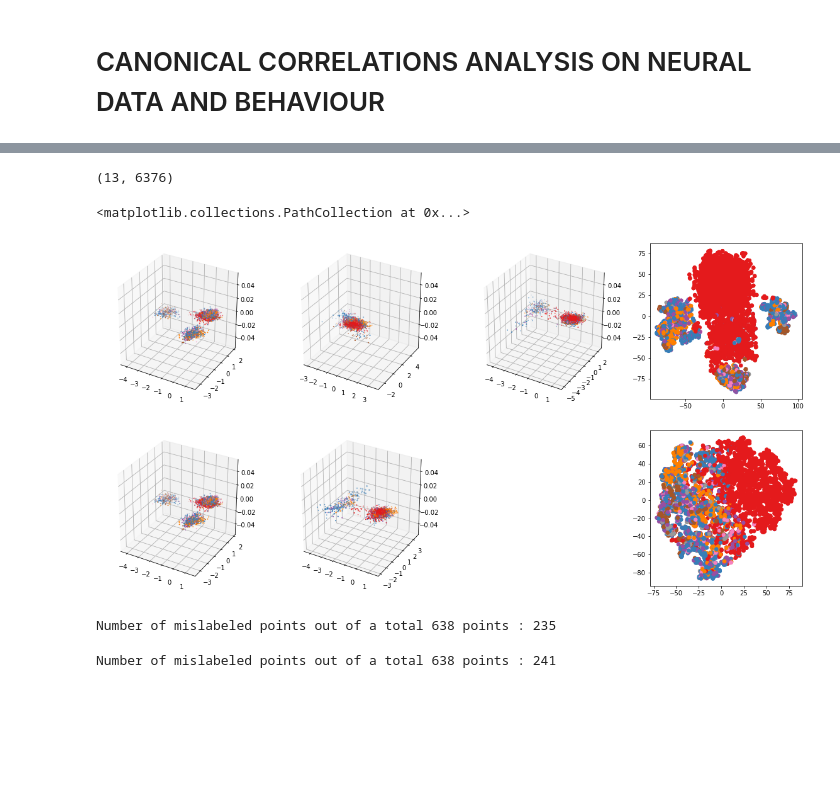
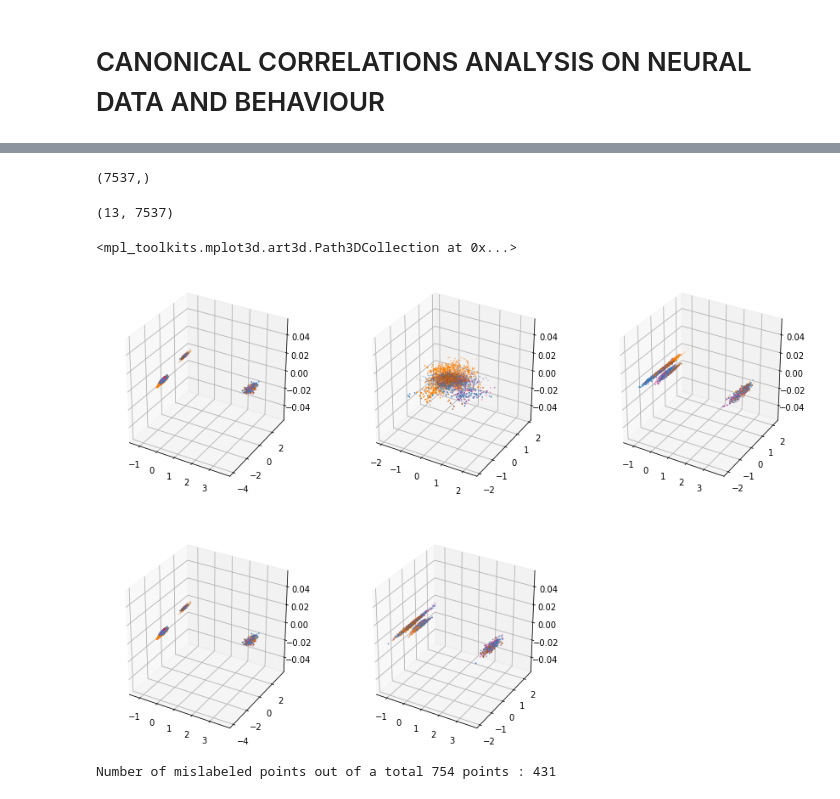
Before and after one commit to melisamc89/neural_analysys, a Jupyter notebook: src/canonical_correlations_analysis.ipynb, the cells around one changed output, grey strips where cells are left out. Cells and saved outputs as stored; diff of their text form; code cells hidden in the pictures; blank space fills up the shorter version.

```diff
--- a/src/canonical_correlations_analysis.ipynb
+++ b/src/canonical_correlations_analysis.ipynb
@@ -23,7 +23,7 @@ import math
 # define mouse information, and preprocessin versions from analysis.
 # load data for all sessions in this mouse and compute mean activity for each neuron.
 
-mouse = 56165       ### mouse number id
+mouse = 32363       ### mouse number id
 decoding_v = 1            ## decoding version, normaly equal to one
 motion_correction_v = 20  ### 100 means everything was aligned, 200 means it was also equalized, 20 is for day wise
 alignment_v = 3           ## alignment version, version 3 is for day wise
@@ -34,9 +34,10 @@ component_evaluation_v = 1 ## component evaluation version
 # here we will do analysis with no registration
 # registration_v = 2        ## registration version
 sf = 10                   ## sampling frequency of the original signal
-re_sf=5              ## value of resampling
+re_sf=2             ## value of resampling
 session_now = 1
 BINS = 70
+FR_limit = 15
 period = int(1 * sf / re_sf)
 period_resting = period *10
 fixed = 'None'
@@ -307,7 +304,7 @@ day = 0
 #index = speed_selection(tracking_list[day], speed_limit = 3)
 tracking = tracking_list[day]
 ypre = np.array(binned_tracking(tracking = tracking, binnumber = BINS )).T
-index_track = np.logical_and(ypre[:,0]>=0,ypre[:,1]>=0)
+index_track = np.logical_and(ypre[:,0]>0,ypre[:,1]>0)
 binsx = ypre[index_track,0]
 binsy = ypre[index_track,1]
 
@@ -326,10 +323,14 @@ day = 0
 from sklearn.cross_decomposition import CCA
 cca = CCA(n_components=13)
 X = cca.fit(X, yparameters.T).transform(X)
+# %%
+X[:,3].shape
+# %% [output]
+(7537,)
 # %%
 cca = CCA(n_components=5)
 print(yparameters.shape)
 X2 = cca.fit(X, yparameters[[4,5,6,11,12],:].T).transform(X)
 # %% [output]
-(13, 6376)
+(13, 7537)
 # %%
@@ -340,31 +341,31 @@ embedding2 = TSNE(n_components=n_components).fit_transform(X2)
 # %%
 # Plot the projected points and show the evaluation score
 fig = plt.figure(figsize=(20, 10))
 grid = plt.GridSpec(2, 4)
 
 ax1 = fig.add_subplot(grid[0,0],projection='3d')
 plt.scatter(X[:,0],X[:,1],X[:,2],c=ybehaviour, cmap='Set1')
 
 ax2 = fig.add_subplot(grid[0,1],projection='3d')
 plt.scatter(X[:,3],X[:,4],X[:,5],c=ybehaviour,cmap='Set1')
 
 ax3 = fig.add_subplot(grid[0,2],projection='3d')
 plt.scatter(X[:,0],X[:,5],X[:,6],c=ybehaviour, cmap='Set1')
 
-ax4 = fig.add_subplot(grid[0,3])
-ax4.scatter(embedding[:, 0], embedding[:, 1], c=ybehaviour, s=30, cmap='Set1')
+# ax4 = fig.add_subplot(grid[0,3])
+# ax4.scatter(embedding[:, 0], embedding[:, 1], c=ybehaviour, s=30, cmap='Set1')
 
 ax1 = fig.add_subplot(grid[1,0],projection='3d')
 plt.scatter(X[:,0],X[:,1],X[:,2],c=ybehaviour, cmap='Set1')
 
 ax2 = fig.add_subplot(grid[1,1],projection='3d')
 plt.scatter(X[:,0],X[:,3],X[:,4],c=ybehaviour,cmap='Set1')
 
-ax4 = fig.add_subplot(grid[1,3])
-ax4.scatter(embedding2[:, 0], embedding2[:, 1], c=ybehaviour, s=30, cmap='Set1')
+# ax4 = fig.add_subplot(grid[1,3])
+# ax4.scatter(embedding2[:, 0], embedding2[:, 1], c=ybehaviour, s=30, cmap='Set1')
 # %% [output]
-<matplotlib.collections.PathCollection at 0x...>
+<mpl_toolkits.mplot3d.art3d.Path3DCollection at 0x...>
-[figure, old version]
+[figure, new version]
 # %%
 X_train, X_test, y_train, y_test = train_test_split(X, ybehaviour, test_size=0.1, random_state=0)
 gnb = GaussianNB()
@@ -372,17 +373,9 @@ y_pred = gnb.fit(X_train, y_train).predict(X_test)
 y_pred_proba = gnb.fit(X_train, y_train).predict_proba(X_test)
 print("Number of mislabeled points out of a total %d points : %d" % (X_test.shape[0], (y_test != y_pred).sum()))
 #conf_sup = confusion_matrix(y_test,y_pred)
+conf_sup = confusion_matrix(y_test,y_pred)
 # %% [output]
-Number of mislabeled points out of a total 638 points : 235
+Number of mislabeled points out of a total 754 points : 431
-# %%
-X_train, X_test, y_train, y_test = train_test_split(X2, ybehaviour, test_size=0.1, random_state=0)
-gnb = GaussianNB()
-y_pred = gnb.fit(X_train, y_train).predict(X_test)
-y_pred_proba = gnb.fit(X_train, y_train).predict_proba(X_test)
-print("Number of mislabeled points out of a total %d points : %d" % (X_test.shape[0], (y_test != y_pred).sum()))
-#conf_sup = confusion_matrix(y_test,y_pred)
-# %% [output]
-Number of mislabeled points out of a total 638 points : 241
 # %%
 figure = plt.figure(figsize=(10, 10))
 gs = figure.add_gridspec(1, 2)
```
Also changed, not shown: parts of 6 cells of this notebook, 3 other files.
